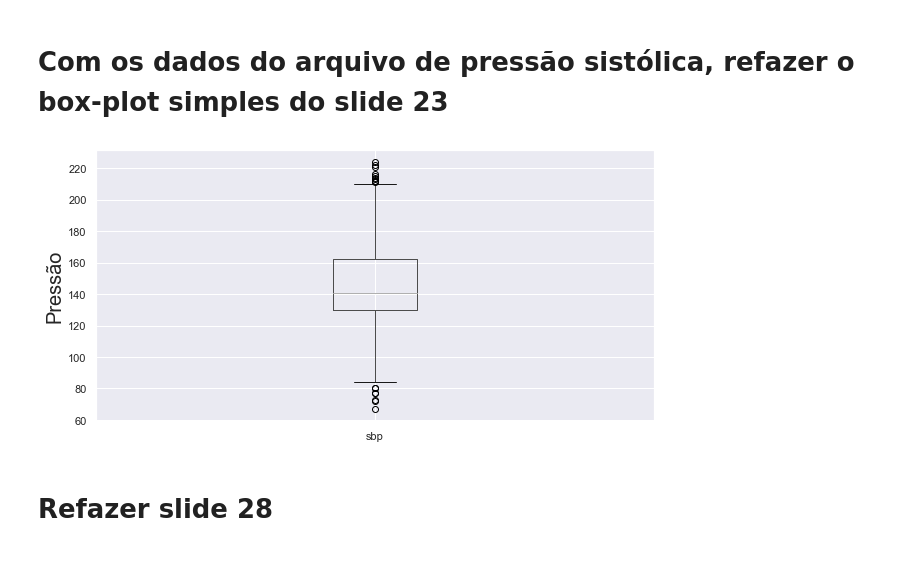
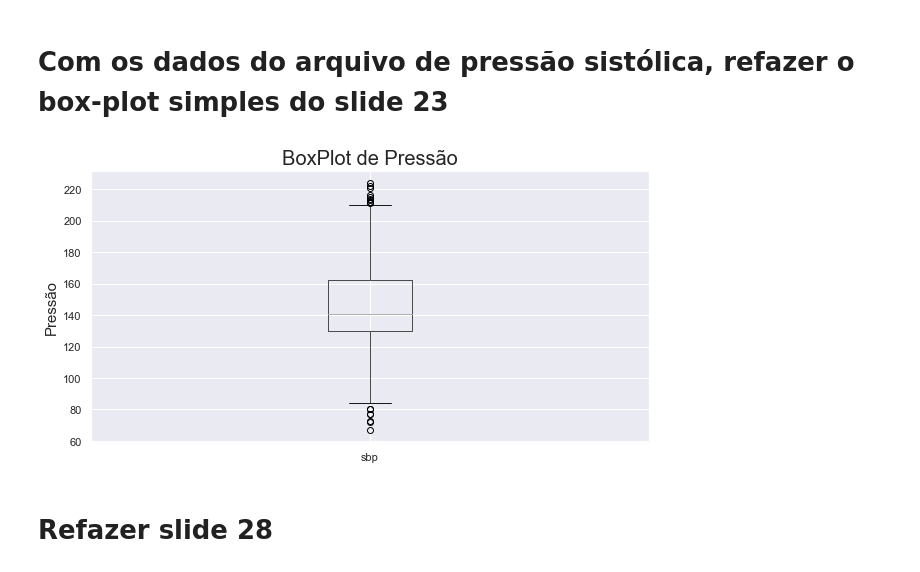
Before and after one commit to mendesrafael965/Estatistica, a Jupyter notebook: Lista 2.ipynb, the cells around one changed output. Drawn from its saved outputs; the diff is of its cells as text; code cells hidden in the pictures.

```diff
--- a/Lista 2.ipynb
+++ b/Lista 2.ipynb
@@ -157,10 +148,11 @@ plt.show()
 # Com os dados do arquivo de pressão sistólica, refazer o box-plot simples do slide 23
 # %%
 blood_df.boxplot(column='sbp',figsize=(10,5))
-plt.ylabel("Pressão",size=20)
+plt.title("BoxPlot de Pressão", size=20)
+plt.ylabel("Pressão",size=15)
 plt.show()
 # %% [output]
-[figure, old version]
+[figure, new version]
 # %% [markdown]
 # Refazer slide 28
 # %%
```
Also changed, not shown: parts of 6 cells of this notebook.
